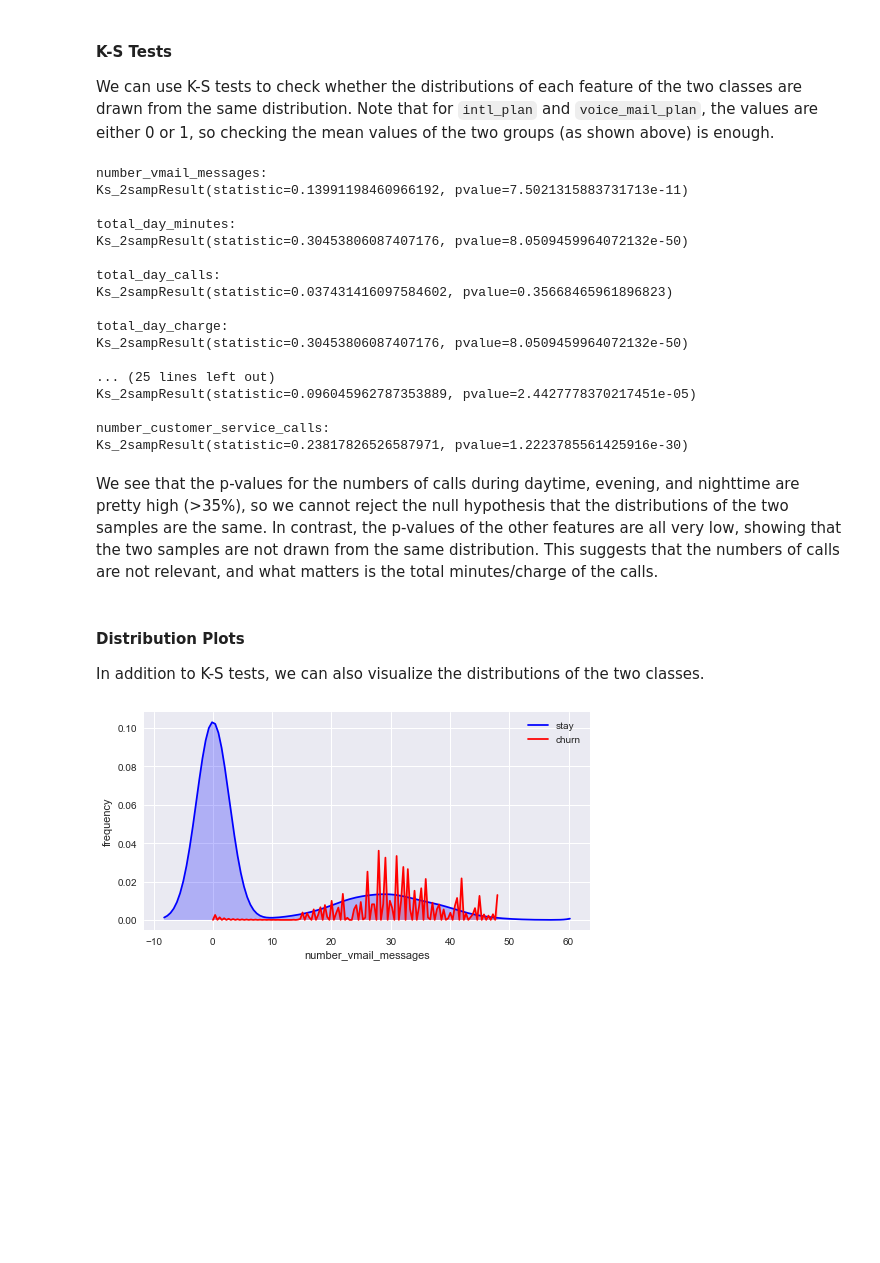
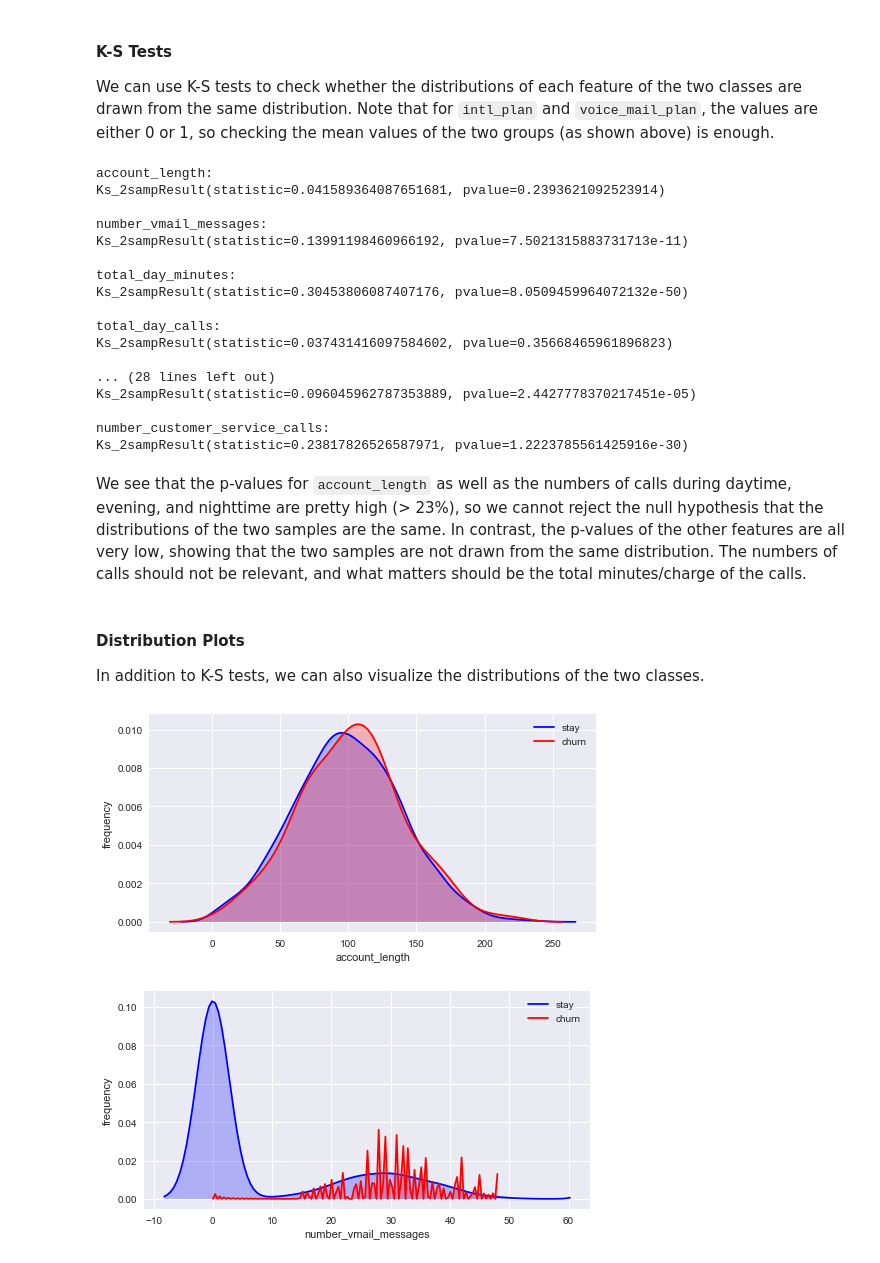
Before and after one commit to liyenhsu/User-Churn-Prediction, a Jupyter notebook: churn.ipynb, the cells around one changed output. Drawn from its saved outputs; the diff is of its cells as text; code cells hidden in the pictures; blank space fills up the shorter version.

```diff
--- a/churn.ipynb
+++ b/churn.ipynb
@@ -141,6 +141,7 @@ def run_KS_test(feature):
     print feature+':'
     print ks_2samp(dist1,dist2),'\n'
 
+run_KS_test('account_length')
 run_KS_test('number_vmail_messages')
 run_KS_test('total_day_minutes')
 run_KS_test('total_day_calls')
@@ -156,6 +157,9 @@ run_KS_test('total_intl_calls')
 run_KS_test('total_intl_charge')
 run_KS_test('number_customer_service_calls')
 # %% [output]
+account_length:
+Ks_2sampResult(statistic=0.041589364087651681, pvalue=0.2393621092523914)
+
 number_vmail_messages:
 Ks_2sampResult(statistic=0.13991198460966192, pvalue=7.5021315883731713e-11)
 
@@ -165,16 +169,13 @@ Ks_2sampResult(statistic=0.30453806087407176, pvalue=8.0509459964072132e-50)
 total_day_calls:
 Ks_2sampResult(statistic=0.037431416097584602, pvalue=0.35668465961896823)
 
-total_day_charge:
-Ks_2sampResult(statistic=0.30453806087407176, pvalue=8.0509459964072132e-50)
-
-... (25 lines left out)
+... (28 lines left out)
 Ks_2sampResult(statistic=0.096045962787353889, pvalue=2.4427778370217451e-05)
 
 number_customer_service_calls:
 Ks_2sampResult(statistic=0.23817826526587971, pvalue=1.2223785561425916e-30)
 # %% [markdown]
-We see that the p-values for the numbers of calls during daytime, evening, and nighttime are pretty high (>35%), so we cannot reject the null hypothesis that the distributions of the two samples are the same. In contrast, the p-values of the other features are all very low, showing that the two samples are not drawn from the same distribution. This suggests that the numbers of calls are not relevant, and what matters is the total minutes/charge of the calls.
+We see that the p-values for ``account_length`` as well as the numbers of calls during daytime, evening, and nighttime are pretty high (> 23%), so we cannot reject the null hypothesis that the distributions of the two samples are the same. In contrast, the p-values of the other features are all very low, showing that the two samples are not drawn from the same distribution. The numbers of calls should not be relevant, and what matters should be the total minutes/charge of the calls.
 # %% [markdown]
 #### Distribution Plots
 
@@ -191,6 +192,10 @@ def DensityPlot(feature):
     plt.xlabel(feature)
     plt.ylabel('frequency')
     plt.show()
+# %%
+DensityPlot('account_length')
+# %% [output]
+[figure, added]
 # %%
 DensityPlot('number_vmail_messages')
 # %% [output]
```
Also changed, not shown: parts of 30 cells of this notebook.
